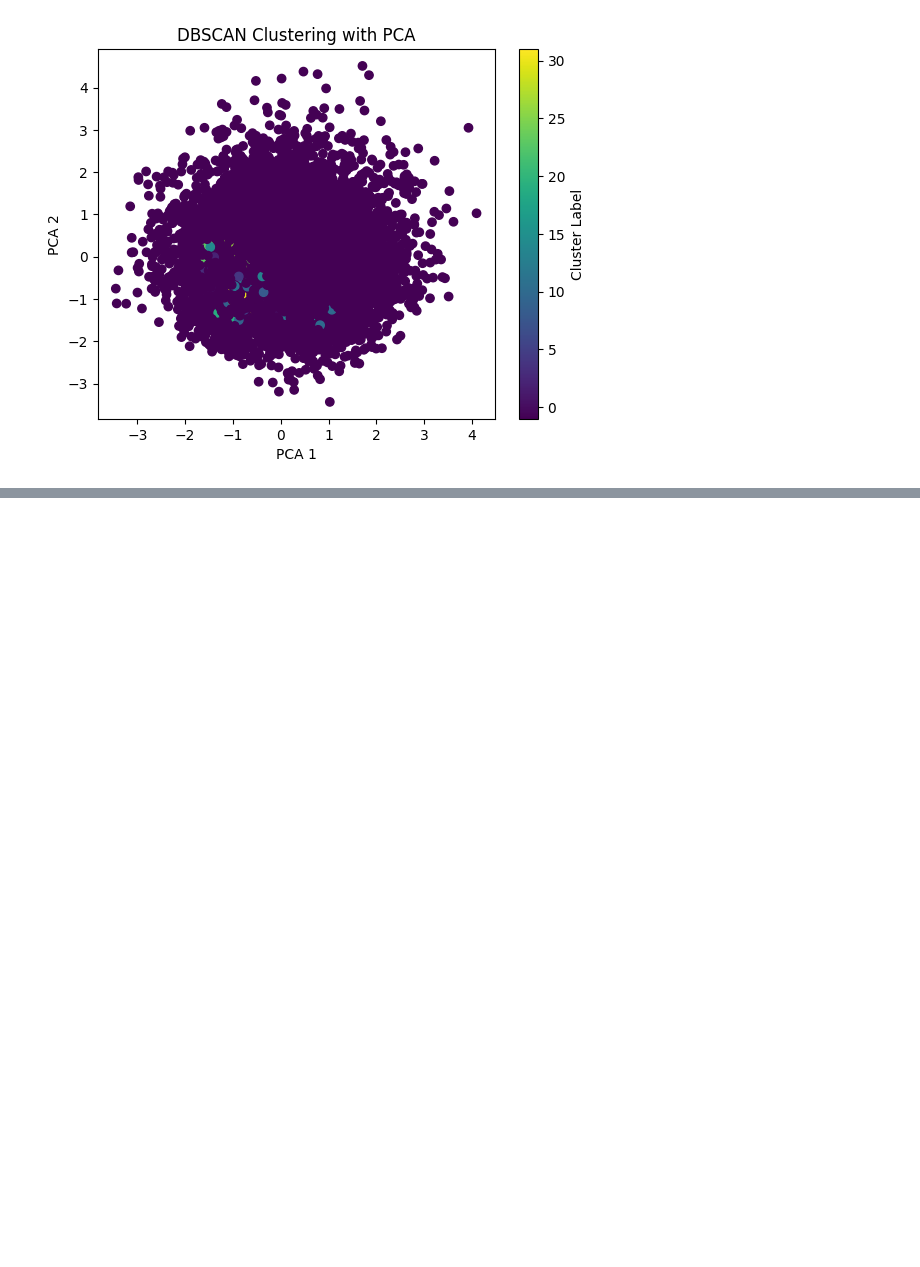
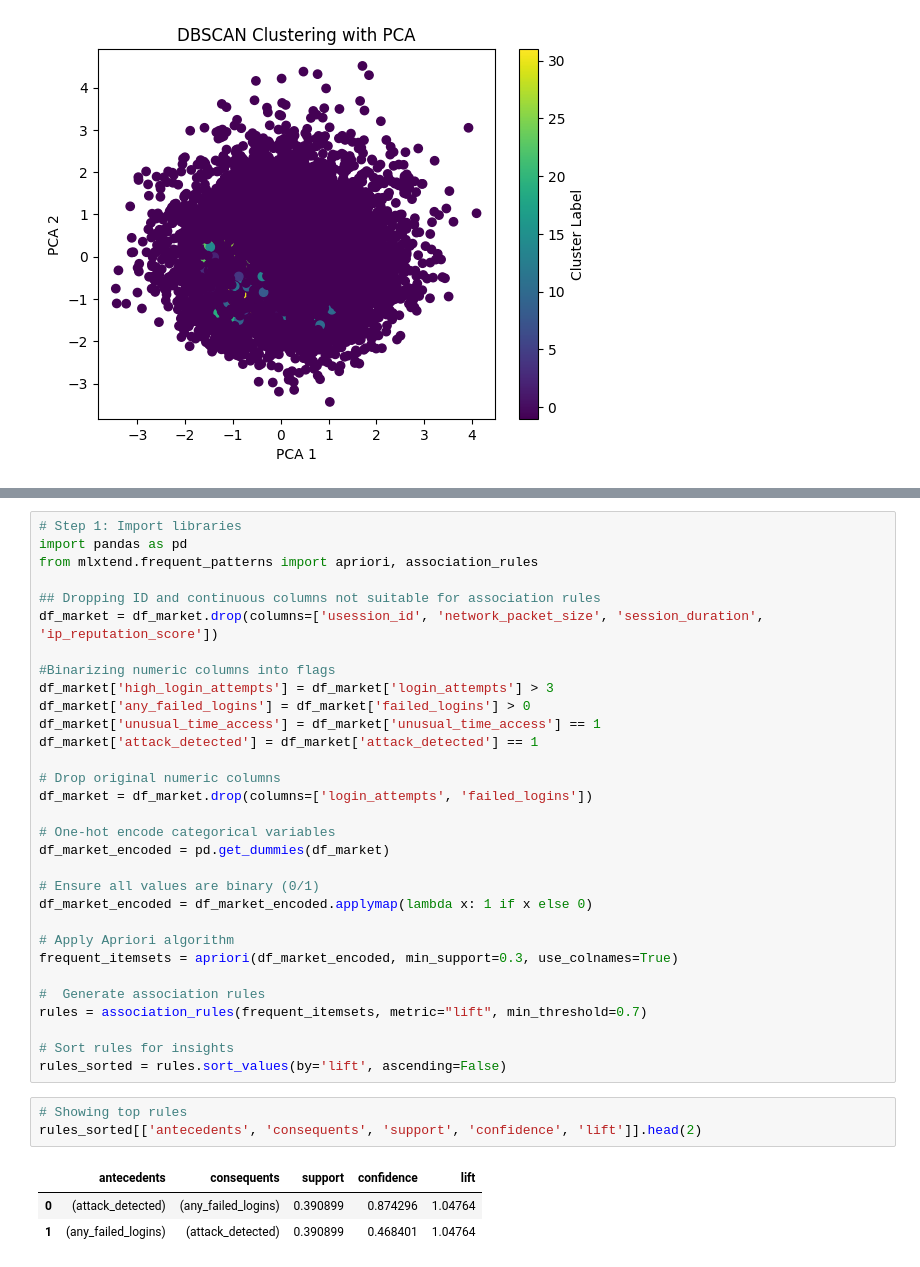
Before and after one commit to MarilynMaika/DSA2040A_DataMining_Group4, a Jupyter notebook: 3_data_mining.ipynb, the cells around one changed output, grey strips where cells are left out. Drawn from its saved outputs; the diff is of its cells as text; blank space fills up the shorter version.

```diff
--- a/3_data_mining.ipynb
+++ b/3_data_mining.ipynb
@@ -413,0 +434,38 @@ plt.show()
+# %%
+# Step 1: Import libraries
+import pandas as pd
+from mlxtend.frequent_patterns import apriori, association_rules
+
+## Dropping ID and continuous columns not suitable for association rules
+df_market = df_market.drop(columns=['usession_id', 'network_packet_size', 'session_duration', 'ip_reputation_score'])
+
+#Binarizing numeric columns into flags
+df_market['high_login_attempts'] = df_market['login_attempts'] > 3
+df_market['any_failed_logins'] = df_market['failed_logins'] > 0
+df_market['unusual_time_access'] = df_market['unusual_time_access'] == 1
+df_market['attack_detected'] = df_market['attack_detected'] == 1
+
+# Drop original numeric columns
+df_market = df_market.drop(columns=['login_attempts', 'failed_logins'])
+
+# One-hot encode categorical variables
+df_market_encoded = pd.get_dummies(df_market)
+
+# Ensure all values are binary (0/1)
+df_market_encoded = df_market_encoded.applymap(lambda x: 1 if x else 0)
+
+# Apply Apriori algorithm
+frequent_itemsets = apriori(df_market_encoded, min_support=0.3, use_colnames=True)
+
+#  Generate association rules
+rules = association_rules(frequent_itemsets, metric="lift", min_threshold=0.7)
+
+# Sort rules for insights
+rules_sorted = rules.sort_values(by='lift', ascending=False)
+# %%
+# Showing top rules
+rules_sorted[['antecedents', 'consequents', 'support', 'confidence', 'lift']].head(2)
+# %% [output]
+|  | antecedents | consequents | support | confidence | lift |
+| 0 | (attack_detected) | (any_failed_logins) | 0.390899 | 0.874296 | 1.04764 |
+| 1 | (any_failed_logins) | (attack_detected) | 0.390899 | 0.468401 | 1.04764 |
```
Also changed, not shown: parts of 6 cells of this notebook.
